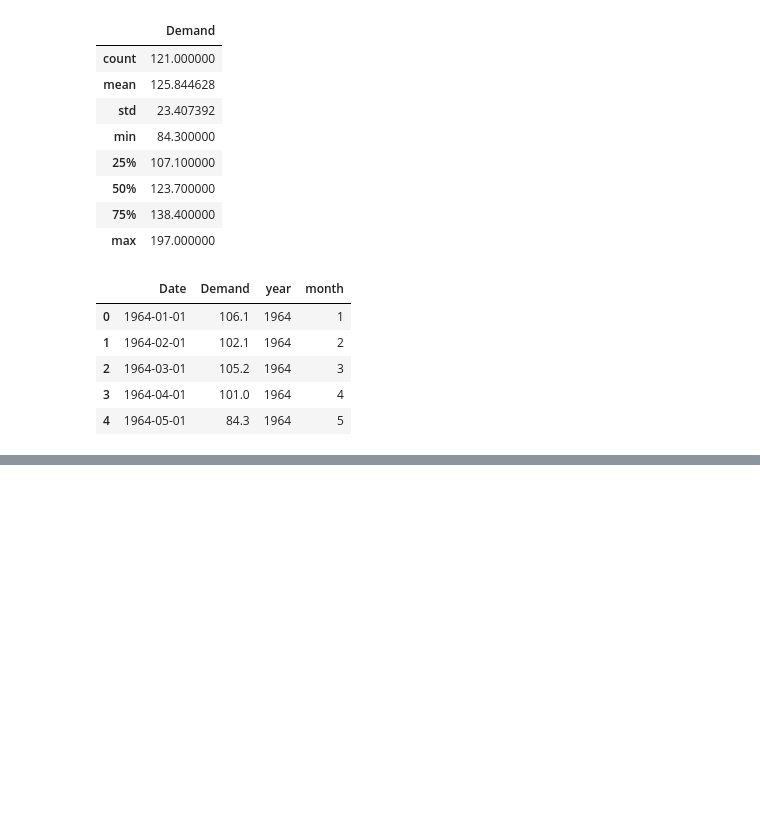
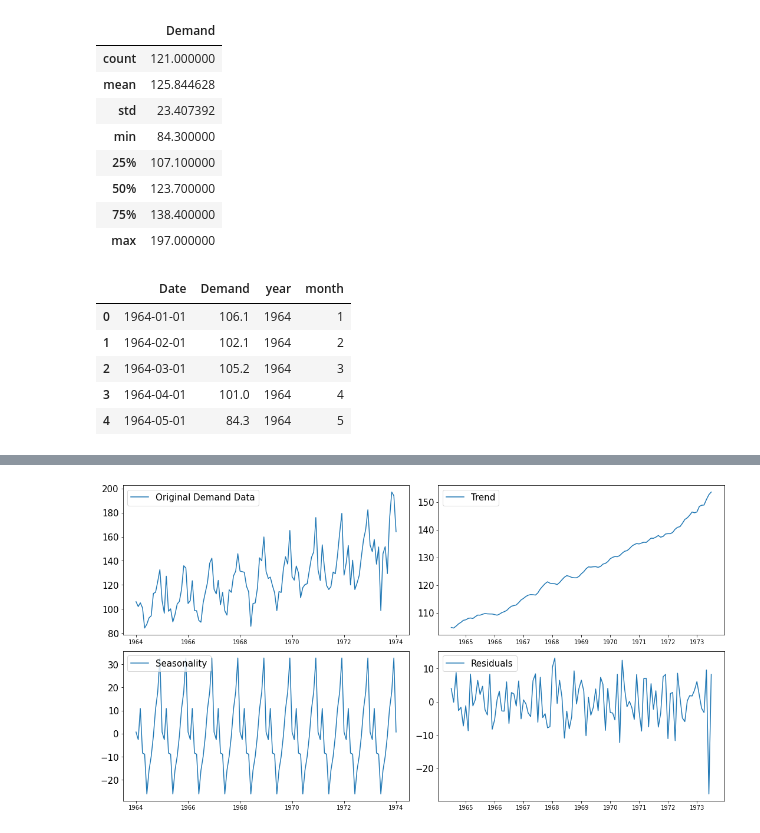
Before and after one commit to git-anupam/Demand-forcasting-and-stock-management, a Jupyter notebook: Forecasting Stock Management.ipynb, the cells around one changed output, grey strips where cells are left out. Saved outputs shown, nothing was run; the diff lists cells and outputs as text; code cells hidden in the pictures; blank space fills up the shorter version.

Commit message:
Data Interpretation Done

```diff
--- a/Forecasting Stock Management.ipynb
+++ b/Forecasting Stock Management.ipynb
@@ -76,0 +79,2 @@ dataframe.head(5)
+# %%
+demand = dataframe['Demand']
@@ -76,0 +98,31 @@ dataframe.head(5)
+# %%
+decomposition = seasonal_decompose(demand,freq=12)
+# %%
+trend = decomposition.trend
+seasonal = decomposition.seasonal
+residual = decomposition.resid
+
+plt.figure(figsize=(15, 8))
+
+plt.subplot(2,2,1)
+plt.plot(demand, label='Original Demand Data')
+plt.legend(loc='best', fontsize = 15)
+plt.tick_params(axis='y', which='major', labelsize=15)
+
+plt.subplot(2,2,2)
+plt.plot(trend, label='Trend')
+plt.legend(loc='best', fontsize = 15)
+plt.tick_params(axis='y', which='major', labelsize=15)
+
+plt.subplot(2,2,3)
+plt.plot(seasonal, label='Seasonality')
+plt.legend(loc='best', fontsize = 15)
+plt.tick_params(axis='y', which='major', labelsize=15)
+
+plt.subplot(2,2,4)
+plt.plot(residual, label='Residuals')
+plt.legend(loc='best', fontsize = 15)
+plt.tick_params(axis='y', which='major', labelsize=15)
+plt.tight_layout()
+# %% [output]
+[figure, added]
```
Also changed, not shown: parts of 10 cells of this notebook.
